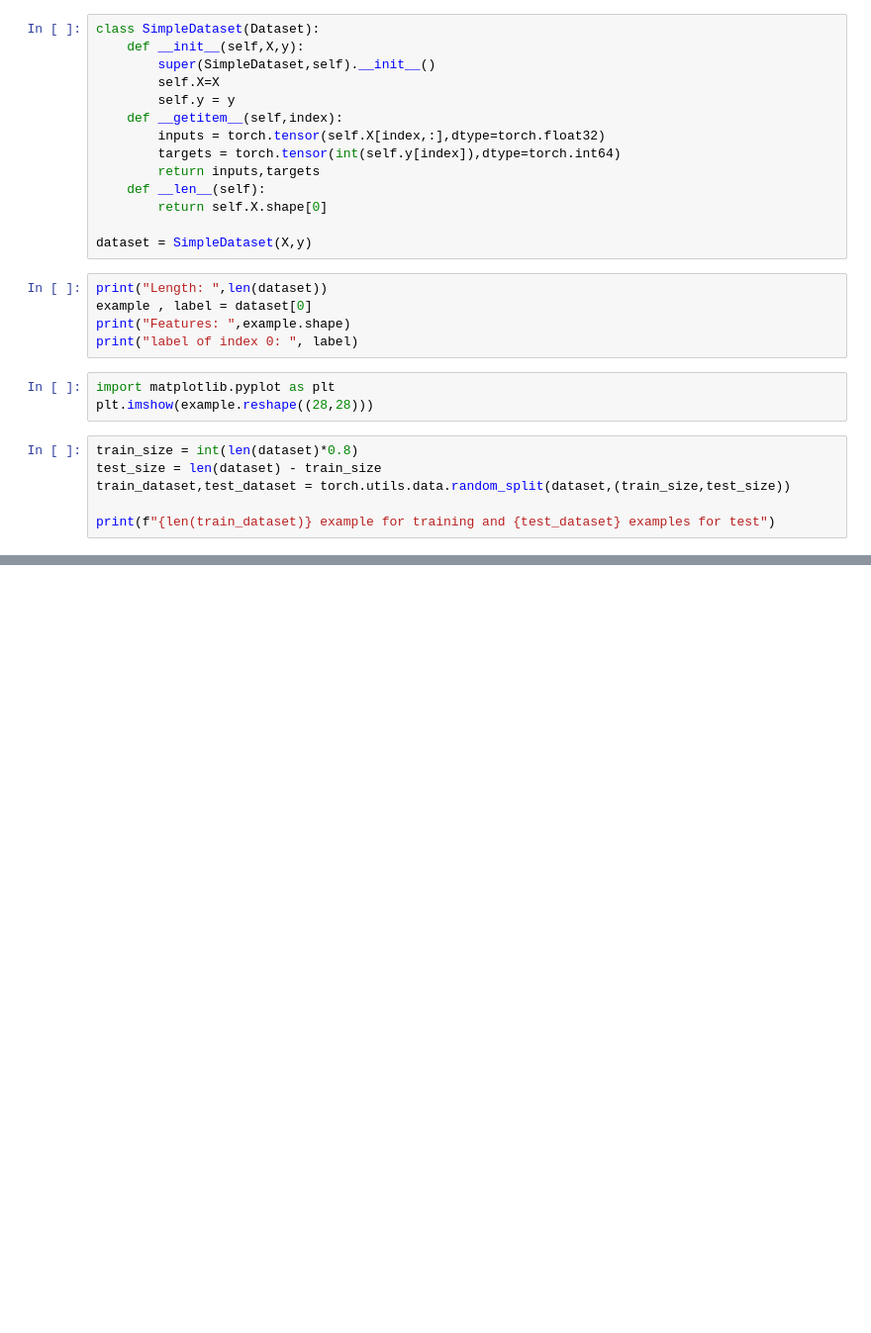
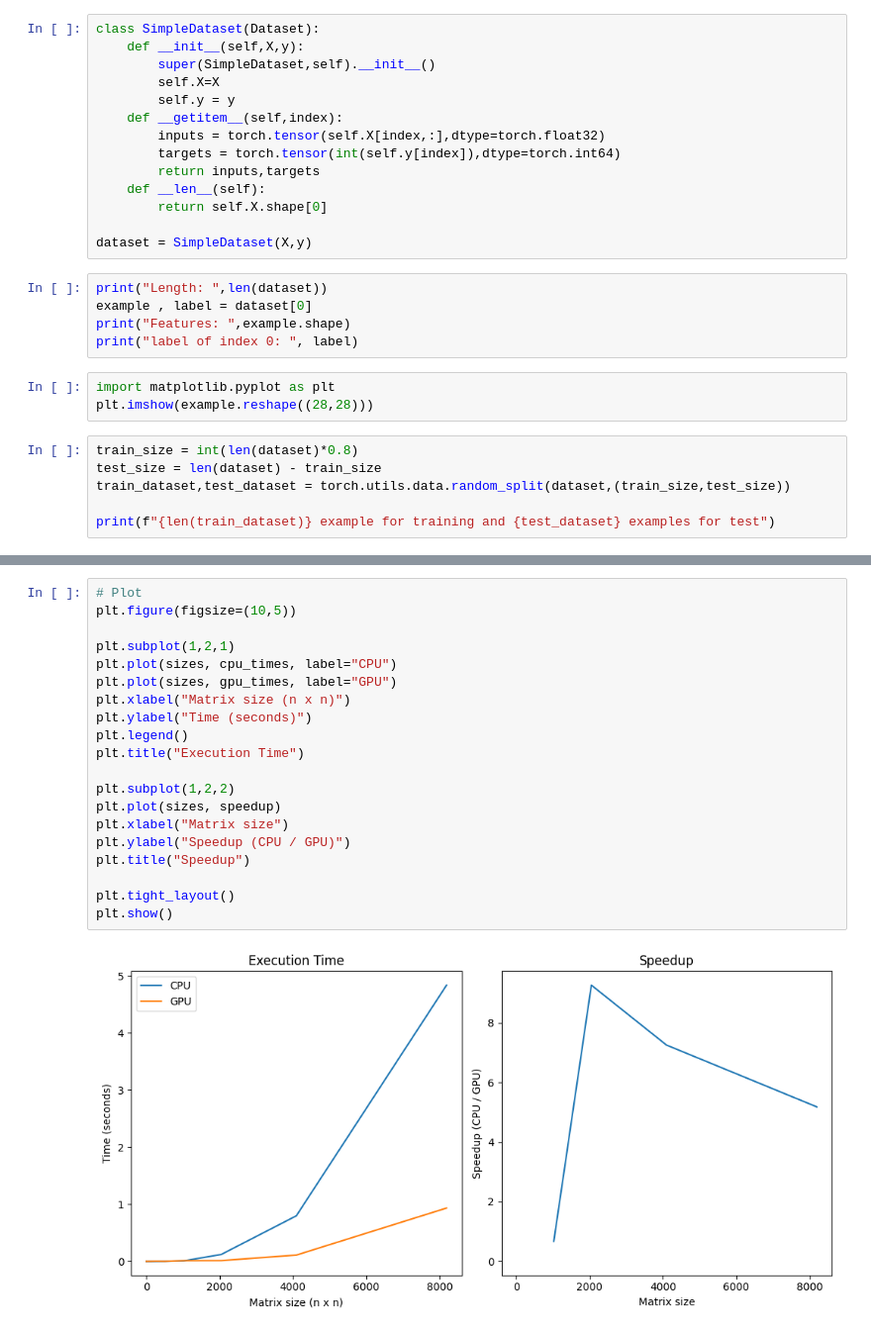
Before and after one commit to mhaghazadeh/Inside-Deep-Learning, a Jupyter notebook: 1.ipynb, the cells around one changed output, grey strips where cells are left out. Shown at 99% size. Saved outputs shown, nothing was run; the diff lists cells and outputs as text; blank space fills up the shorter version.

```diff
--- a/1.ipynb
+++ b/1.ipynb
@@ -212,0 +277,22 @@ print(f"{len(train_dataset)} example for training and {test_dataset} examples fo
+# %%
+# Plot
+plt.figure(figsize=(10,5))
+
+plt.subplot(1,2,1)
+plt.plot(sizes, cpu_times, label="CPU")
+plt.plot(sizes, gpu_times, label="GPU")
+plt.xlabel("Matrix size (n x n)")
+plt.ylabel("Time (seconds)")
+plt.legend()
+plt.title("Execution Time")
+
+plt.subplot(1,2,2)
+plt.plot(sizes, speedup)
+plt.xlabel("Matrix size")
+plt.ylabel("Speedup (CPU / GPU)")
+plt.title("Speedup")
+
+plt.tight_layout()
+plt.show()
+# %% [output]
+[figure, added]
```
Also changed, not shown: parts of 5 cells of this notebook, 1 other file.
